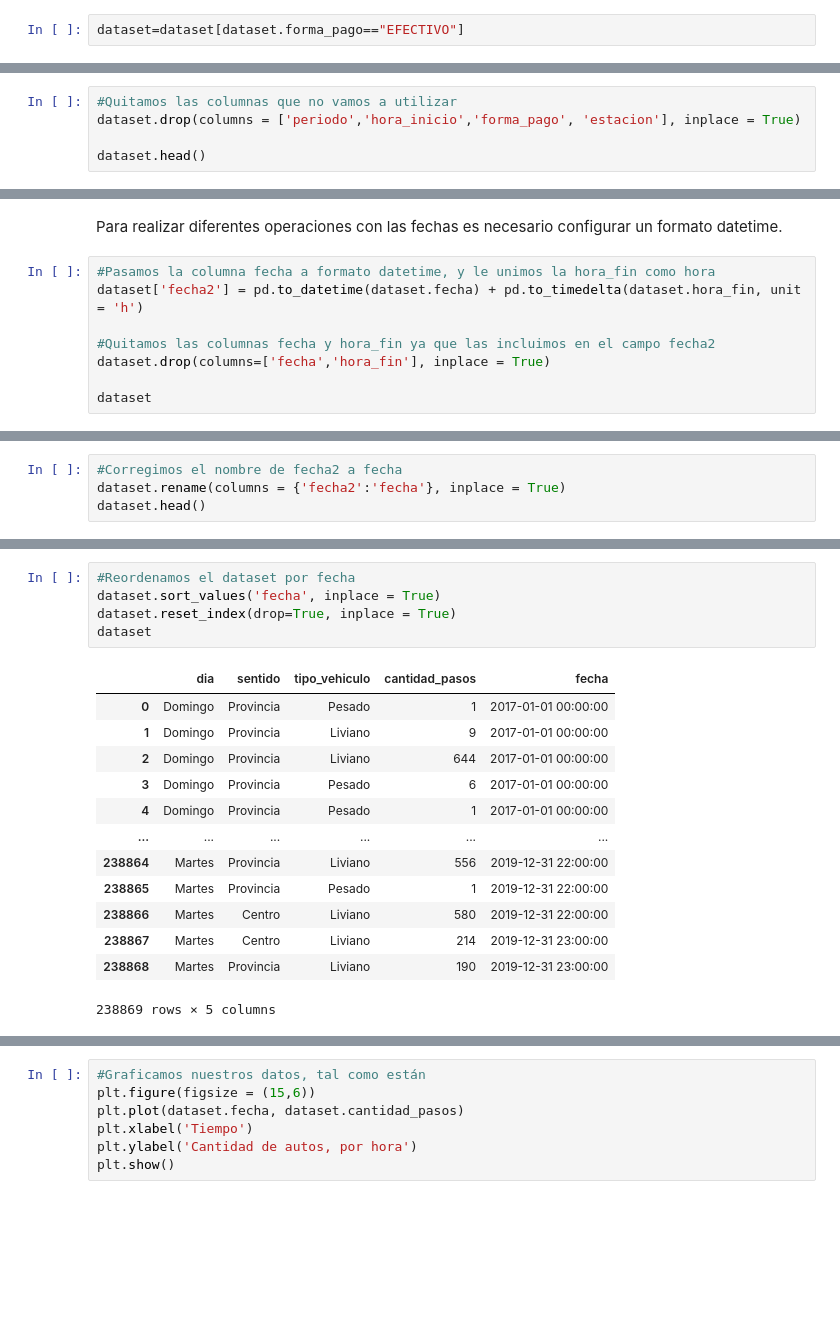
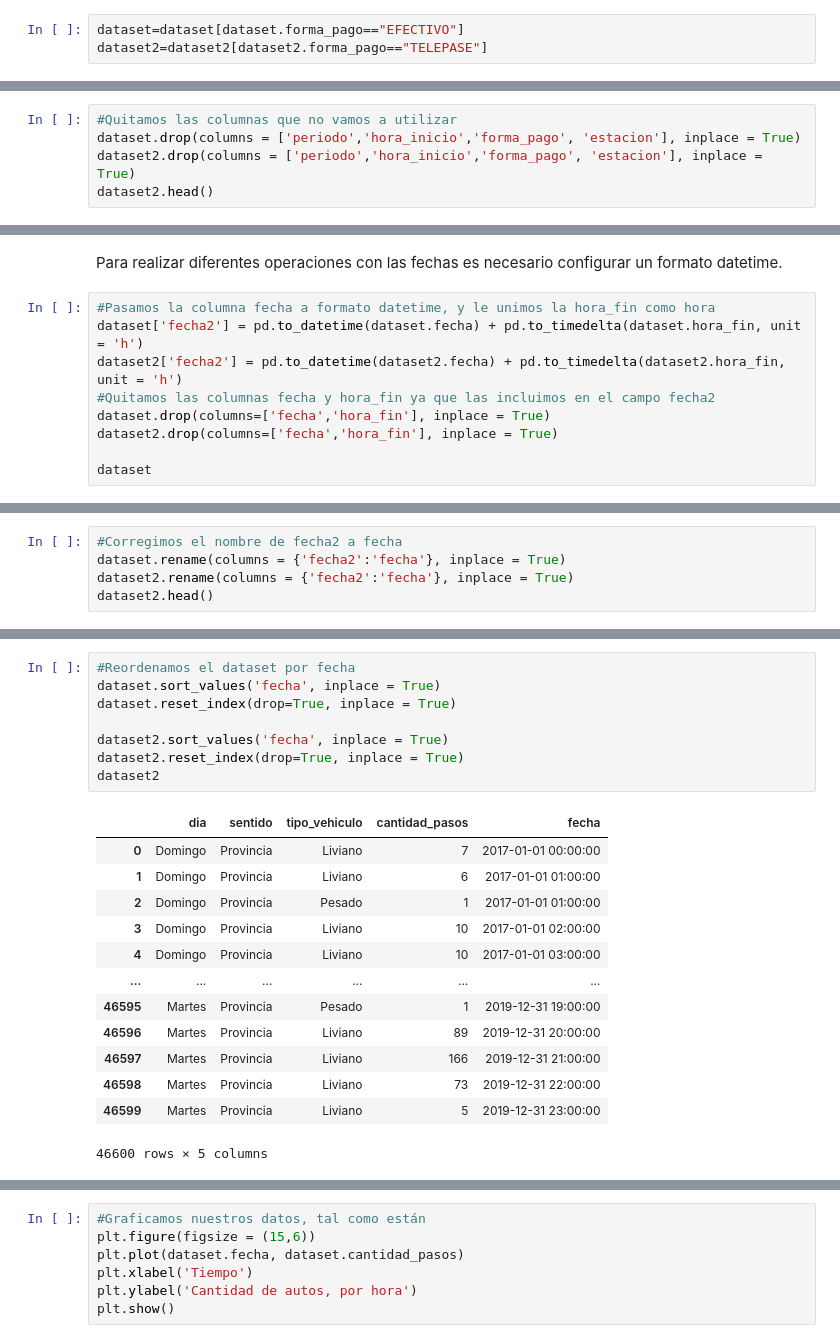
Before and after one commit to LeidyBenavides/Ds-Proyecto-3, a Jupyter notebook: LeidyMaribelBenavidesDS_Proyecto_03_ST.ipynb, the cells around one changed output, grey strips where cells are left out. Drawn from its saved outputs; the diff is of its cells as text; blank space fills up the shorter version.

```diff
--- a/LeidyMaribelBenavidesDS_Proyecto_03_ST.ipynb
+++ b/LeidyMaribelBenavidesDS_Proyecto_03_ST.ipynb
@@ -357,6 +362,7 @@ dataset.describe()
 Se tiene una conclusión similar al dataset cuando estaba completo. Nuevamente la cantidad de vehiculos aparenta tener datos atipicos.
 # %%
 dataset=dataset[dataset.forma_pago=="EFECTIVO"]
+dataset2=dataset2[dataset2.forma_pago=="TELEPASE"]
 # %% [markdown]
 Este filtro se hace necesario puesto que con el diagrama de barras se evidencio que es el medio de pago mas frecuente con respecto a los otros.
 # %%
@@ -373,6 +379,6 @@ El dataset resulta tener Variables con información repetida o innecesaria, el p
 # %%
 #Quitamos las columnas que no vamos a utilizar
 dataset.drop(columns = ['periodo','hora_inicio','forma_pago', 'estacion'], inplace = True)
-
-dataset.head()
+dataset2.drop(columns = ['periodo','hora_inicio','forma_pago', 'estacion'], inplace = True)
+dataset2.head()
 # %% [output]
@@ -387,9 +397,10 @@ Para realizar diferentes operaciones con las fechas es necesario configurar un f
 # %%
 #Pasamos la columna fecha a formato datetime, y le unimos la hora_fin como hora
 dataset['fecha2'] = pd.to_datetime(dataset.fecha) + pd.to_timedelta(dataset.hora_fin, unit = 'h')
-
+dataset2['fecha2'] = pd.to_datetime(dataset2.fecha) + pd.to_timedelta(dataset2.hora_fin, unit = 'h')
 #Quitamos las columnas fecha y hora_fin ya que las incluimos en el campo fecha2
 dataset.drop(columns=['fecha','hora_fin'], inplace = True)
+dataset2.drop(columns=['fecha','hora_fin'], inplace = True)
 
 dataset
 # %% [output]
@@ -409,6 +434,7 @@ dataset
 # %%
 #Corregimos el nombre de fecha2 a fecha
 dataset.rename(columns = {'fecha2':'fecha'}, inplace = True)
-dataset.head()
+dataset2.rename(columns = {'fecha2':'fecha'}, inplace = True)
+dataset2.head()
 # %% [output]
 |  | dia | sentido | tipo_vehiculo | cantidad_pasos | fecha |
@@ -420,21 +446,24 @@ dataset.head()
 # %%
 #Reordenamos el dataset por fecha
 dataset.sort_values('fecha', inplace = True)
 dataset.reset_index(drop=True, inplace = True)
-dataset
+
+dataset2.sort_values('fecha', inplace = True)
+dataset2.reset_index(drop=True, inplace = True)
+dataset2
 # %% [output]
 |  | dia | sentido | tipo_vehiculo | cantidad_pasos | fecha |
-| 0 | Domingo | Provincia | Pesado | 1 | 2017-01-01 00:00:00 |
-| 1 | Domingo | Provincia | Liviano | 9 | 2017-01-01 00:00:00 |
-| 2 | Domingo | Provincia | Liviano | 644 | 2017-01-01 00:00:00 |
-| 3 | Domingo | Provincia | Pesado | 6 | 2017-01-01 00:00:00 |
-| 4 | Domingo | Provincia | Pesado | 1 | 2017-01-01 00:00:00 |
+| 0 | Domingo | Provincia | Liviano | 7 | 2017-01-01 00:00:00 |
+| 1 | Domingo | Provincia | Liviano | 6 | 2017-01-01 01:00:00 |
+| 2 | Domingo | Provincia | Pesado | 1 | 2017-01-01 01:00:00 |
+| 3 | Domingo | Provincia | Liviano | 10 | 2017-01-01 02:00:00 |
+| 4 | Domingo | Provincia | Liviano | 10 | 2017-01-01 03:00:00 |
 | ... | ... | ... | ... | ... | ... |
-| 238864 | Martes | Provincia | Liviano | 556 | 2019-12-31 22:00:00 |
-| 238865 | Martes | Provincia | Pesado | 1 | 2019-12-31 22:00:00 |
-| 238866 | Martes | Centro | Liviano | 580 | 2019-12-31 22:00:00 |
-| 238867 | Martes | Centro | Liviano | 214 | 2019-12-31 23:00:00 |
-| 238868 | Martes | Provincia | Liviano | 190 | 2019-12-31 23:00:00 |
+| 46595 | Martes | Provincia | Pesado | 1 | 2019-12-31 19:00:00 |
+| 46596 | Martes | Provincia | Liviano | 89 | 2019-12-31 20:00:00 |
+| 46597 | Martes | Provincia | Liviano | 166 | 2019-12-31 21:00:00 |
+| 46598 | Martes | Provincia | Liviano | 73 | 2019-12-31 22:00:00 |
+| 46599 | Martes | Provincia | Liviano | 5 | 2019-12-31 23:00:00 |
-238869 rows × 5 columns
+46600 rows × 5 columns
 # %%
 dataset.isnull().sum()
```
Also changed, not shown: parts of 49 cells of this notebook.
